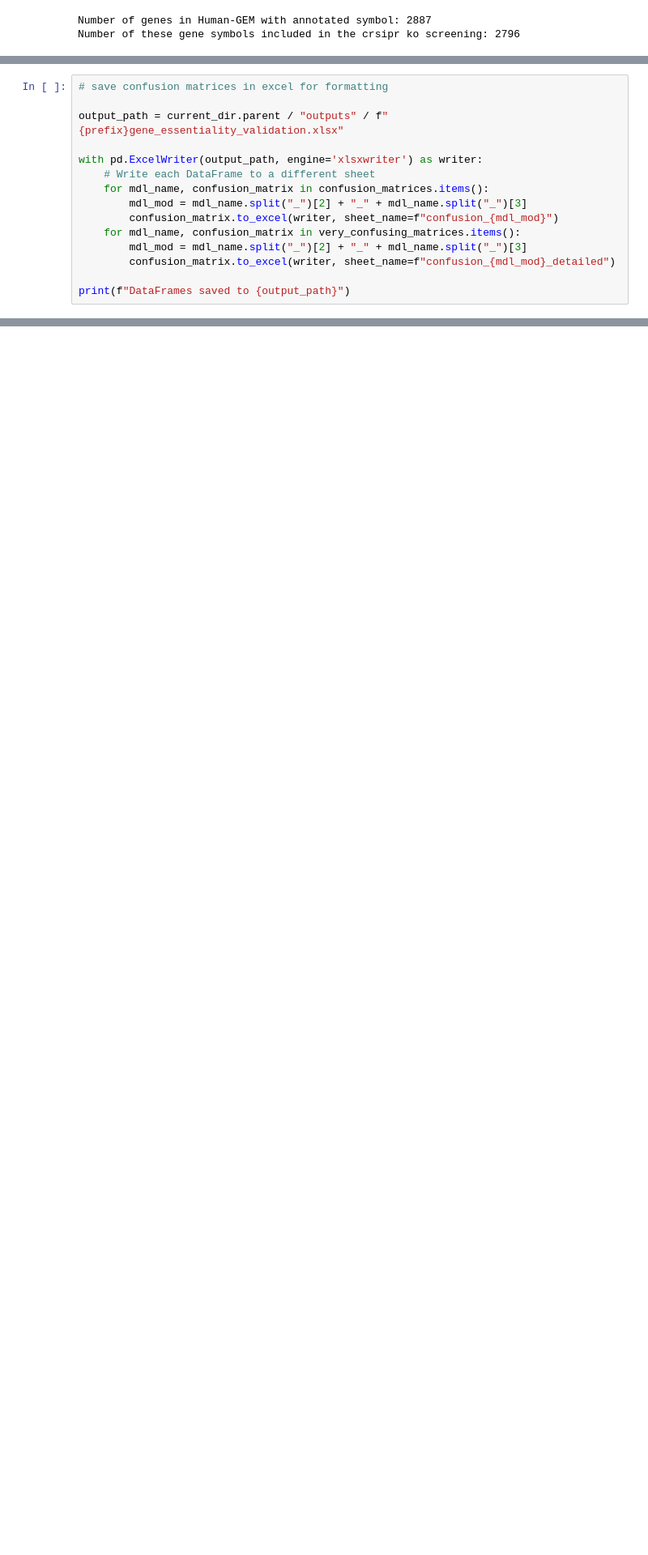
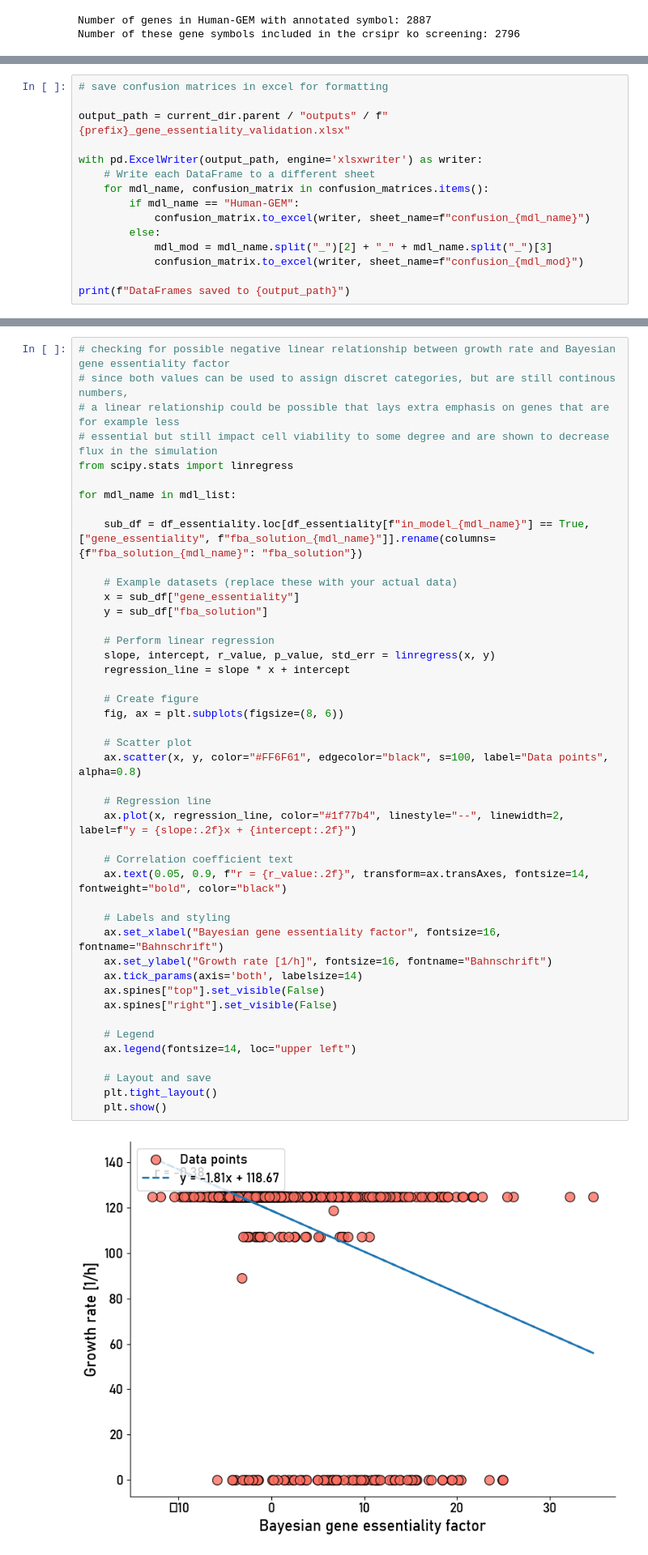
Before and after one commit to Philip-Mundt/thesis_scripts, a Jupyter notebook: model_validation/knockout_screen_comparison.ipynb, the cells around one changed output, grey strips where cells are left out. Shown at 81% size. Saved outputs shown, nothing was run; the diff lists cells and outputs as text; blank space fills up the shorter version.

```diff
--- a/model_validation/knockout_screen_comparison.ipynb
+++ b/model_validation/knockout_screen_comparison.ipynb
@@ -344,16 +370,16 @@ Name: F1-Score, dtype: float64
 # %%
 # save confusion matrices in excel for formatting
 
-output_path = current_dir.parent / "outputs" / f"{prefix}gene_essentiality_validation.xlsx"
+output_path = current_dir.parent / "outputs" / f"{prefix}_gene_essentiality_validation.xlsx"
 
 with pd.ExcelWriter(output_path, engine='xlsxwriter') as writer:
     # Write each DataFrame to a different sheet
     for mdl_name, confusion_matrix in confusion_matrices.items():
-        mdl_mod = mdl_name.split("_")[2] + "_" + mdl_name.split("_")[3]
-        confusion_matrix.to_excel(writer, sheet_name=f"confusion_{mdl_mod}")
-    for mdl_name, confusion_matrix in very_confusing_matrices.items():
-        mdl_mod = mdl_name.split("_")[2] + "_" + mdl_name.split("_")[3]
-        confusion_matrix.to_excel(writer, sheet_name=f"confusion_{mdl_mod}_detailed")
+        if mdl_name == "Human-GEM":
+            confusion_matrix.to_excel(writer, sheet_name=f"confusion_{mdl_name}")
+        else:
+            mdl_mod = mdl_name.split("_")[2] + "_" + mdl_name.split("_")[3]
+            confusion_matrix.to_excel(writer, sheet_name=f"confusion_{mdl_mod}")
 
 print(f"DataFrames saved to {output_path}")
 # %% [output]
@@ -360,0 +387,46 @@ DataFrames saved to c:\Users\phili\OneDrive - uni-bielefeld.de\Uni\SoSe24\BA\the
+# %%
+# checking for possible negative linear relationship between growth rate and Bayesian gene essentiality factor
+# since both values can be used to assign discret categories, but are still continous numbers,
+# a linear relationship could be possible that lays extra emphasis on genes that are for example less
+# essential but still impact cell viability to some degree and are shown to decrease flux in the simulation
+from scipy.stats import linregress
+
+for mdl_name in mdl_list:
+
+    sub_df = df_essentiality.loc[df_essentiality[f"in_model_{mdl_name}"] == True, ["gene_essentiality", f"fba_solution_{mdl_name}"]].rename(columns={f"fba_solution_{mdl_name}": "fba_solution"})
+
+    # Example datasets (replace these with your actual data)
+    x = sub_df["gene_essentiality"]
+    y = sub_df["fba_solution"]
+
+    # Perform linear regression
+    slope, intercept, r_value, p_value, std_err = linregress(x, y)
+    regression_line = slope * x + intercept
+
+    # Create figure
+    fig, ax = plt.subplots(figsize=(8, 6))
+
+    # Scatter plot
+    ax.scatter(x, y, color="#FF6F61", edgecolor="black", s=100, label="Data points", alpha=0.8)
+
+    # Regression line
+    ax.plot(x, regression_line, color="#1f77b4", linestyle="--", linewidth=2, label=f"y = {slope:.2f}x + {intercept:.2f}")
+
+    # Correlation coefficient text
+    ax.text(0.05, 0.9, f"r = {r_value:.2f}", transform=ax.transAxes, fontsize=14, fontweight="bold", color="black")
+
+    # Labels and styling
+    ax.set_xlabel("Bayesian gene essentiality factor", fontsize=16, fontname="Bahnschrift")
+    ax.set_ylabel("Growth rate [1/h]", fontsize=16, fontname="Bahnschrift")
+    ax.tick_params(axis='both', labelsize=14)
+    ax.spines["top"].set_visible(False)
+    ax.spines["right"].set_visible(False)
+
+    # Legend
+    ax.legend(fontsize=14, loc="upper left")
+
+    # Layout and save
+    plt.tight_layout()
+    plt.show()
+# %% [output]
+[figure, added]
```
Also changed, not shown: parts of 13 cells of this notebook, 20 other files.
